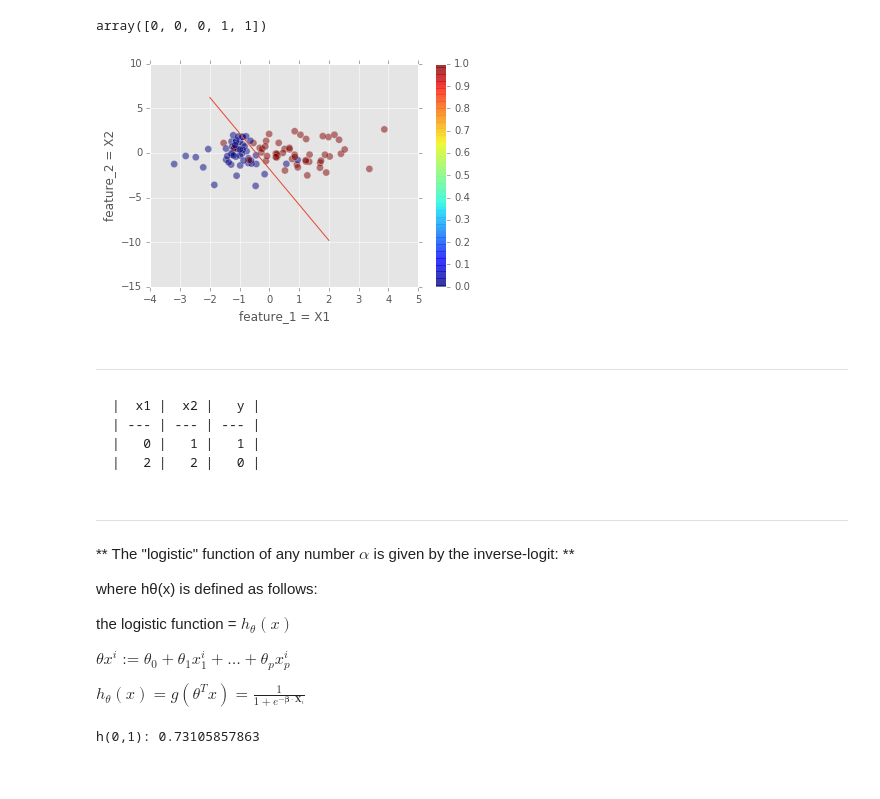
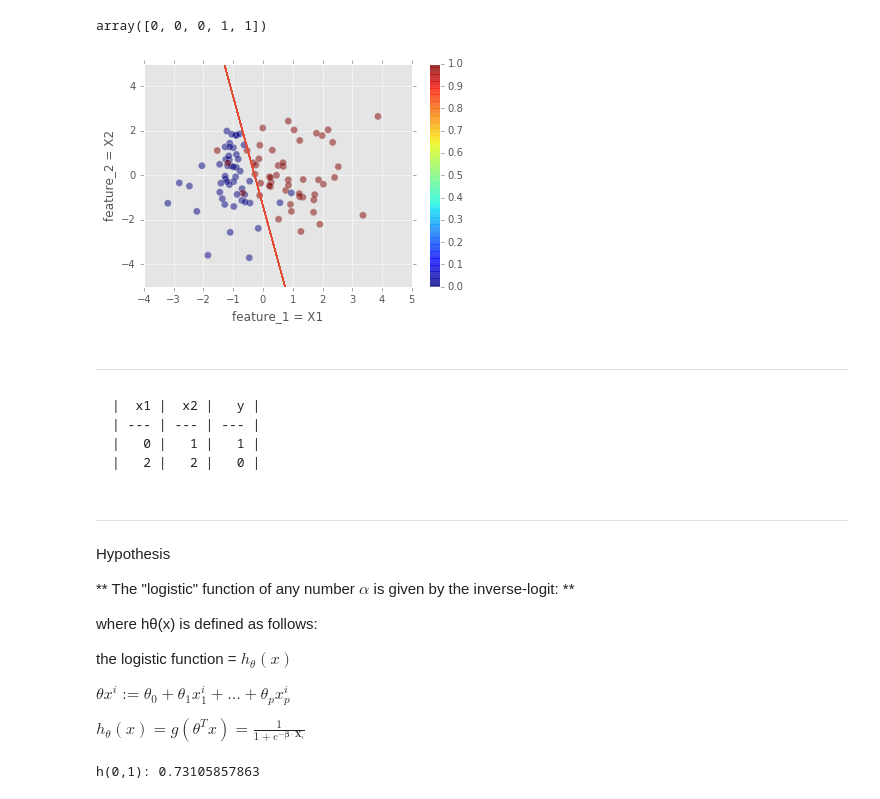
Before and after one commit to EloisaElias/Elo_portfolio, a Jupyter notebook: 18_Gradient_descend.ipynb, the cells around one changed output. Saved outputs shown, nothing was run; the diff lists cells and outputs as text; code cells hidden in the pictures.

```diff
--- a/18_Gradient_descend.ipynb
+++ b/18_Gradient_descend.ipynb
@@ -106,7 +106,12 @@ import matplotlib.pyplot as plt
 %matplotlib inline
 plt.style.use('ggplot')
 # %%
-X, y = make_classification(n_samples=100, n_features=2, n_informative=2, n_redundant=0, n_classes=2, random_state=0)
+X, y = make_classification(n_samples=100,
+                           n_features=2,
+                           n_informative=2,
+                           n_redundant=0,
+                           n_classes=2,
+                           random_state=0)
 # %%
 y[:5]
 # %% [output]
@@ -114,18 +119,19 @@ array([0, 0, 0, 1, 1])
 # %%
 plt.scatter(X[:,0], X[:,1], c=y, alpha=0.5, s=50) # feature_1 = X[:,0], feature_2 = X[:,1]
 plt.xlabel('feature_1 = X1')
 plt.ylabel('feature_2 = X2')
 plt.colorbar()
 
-eyeline = np.linspace(-2, 2)
-plt.plot(eyeline, -4*eyeline - 1.8)
+# eyeline = np.linspace(-2, 2)
+# plt.plot(eyeline, -4*eyeline - 1.8)
+
+
+plt.plot(X[:,0], -X[:,0]*b1/b2-b0/b2)
+plt.ylim(-5,5)
+plt.legend()
 plt.show()
-
-#plt.plot(X[:,0], -X[:,0]*b1/b2-b0/b2)
-#plt.ylim(-5,5)
-#plt.legend()
 # %% [output]
-[figure, old version]
+[figure, new version]
 # %% [markdown]
 ---
     |  x1 |  x2 |   y |
@@ -145,6 +151,8 @@ x2_0 = 1
 x2_1 = 2
 # %% [markdown]
 ---
+Hypothesis
+
 ** The "logistic" function of any number $\alpha$ is given by the inverse-logit: **
 
 where hθ(x) is defined as follows:
```
Also changed, not shown: parts of 28 cells of this notebook, 1 other file.
